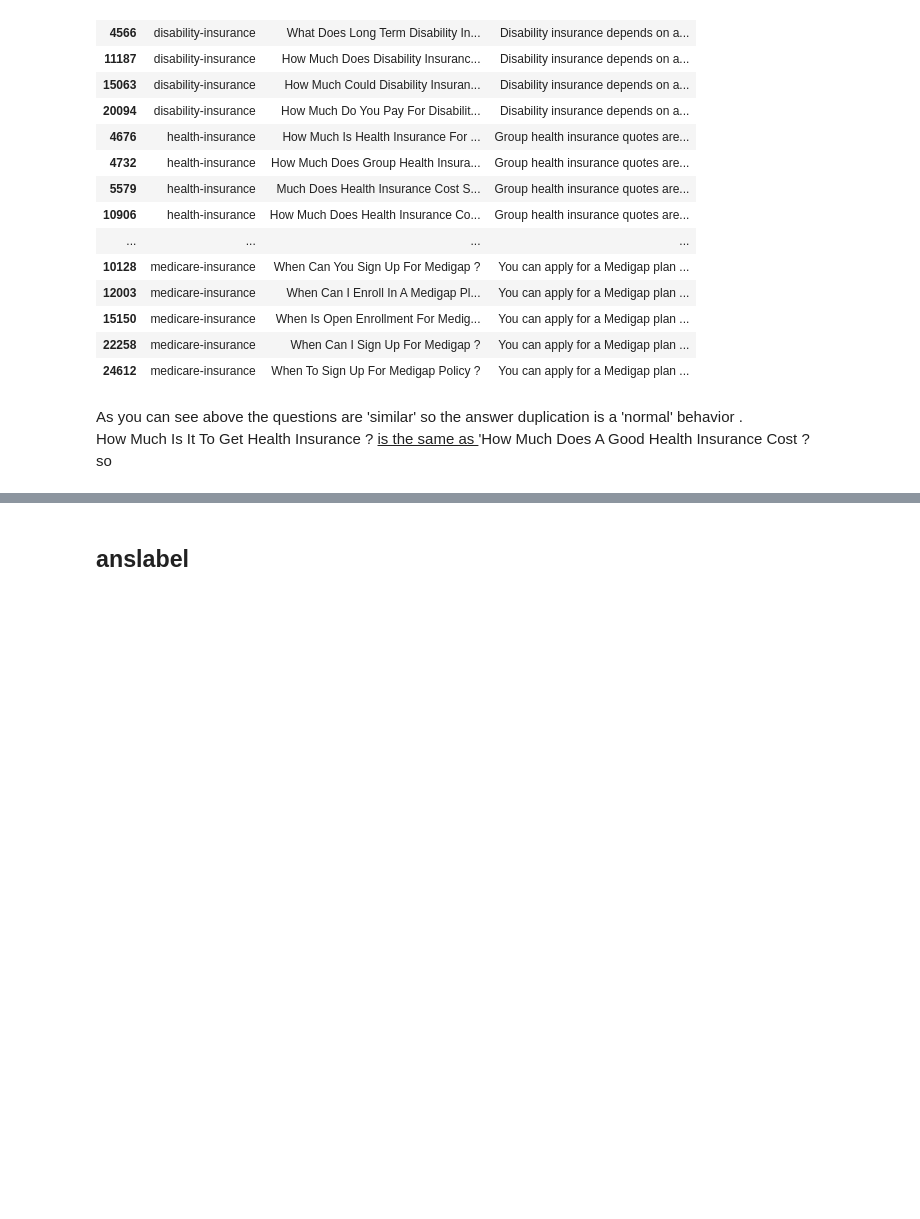
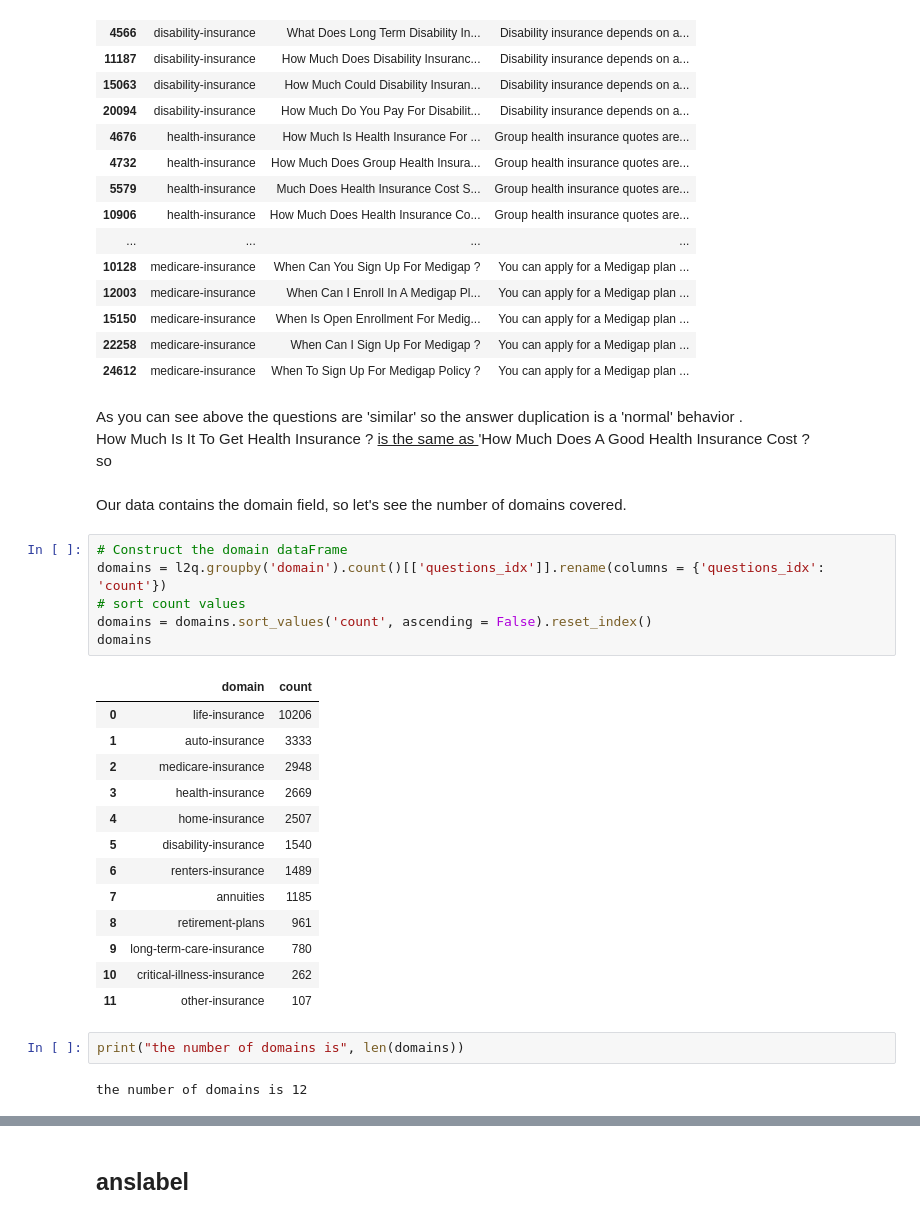
Before and after one commit to mouadhhamdi/insuranceQA, a Jupyter notebook: Data_Analysis.ipynb, the cells around one changed output, grey strips where cells are left out. Saved outputs shown, nothing was run; the diff lists cells and outputs as text; blank space fills up the shorter version.

```diff
--- a/Data_Analysis.ipynb
+++ b/Data_Analysis.ipynb
@@ -323,3 +323,29 @@ duplicated_answers.merge(l2q, left_index = True, right_on = 'groundTruth_text')[
 As you can see above the questions are 'similar' so the answer duplication is a 'normal' behavior . <br>
 How Much Is It To Get Health Insurance ? <u> is the same as </u> 'How Much Does A Good Health Insurance Cost ? <br>
 so
+# %% [markdown]
+Our data contains the domain field, so let's see the number of domains covered.
+# %%
+# Construct the domain dataFrame
+domains = l2q.groupby('domain').count()[['questions_idx']].rename(columns = {'questions_idx': 'count'})
+# sort count values
+domains = domains.sort_values('count', ascending = False).reset_index()
+domains
+# %% [output]
+|  | domain | count |
+| 0 | life-insurance | 10206 |
+| 1 | auto-insurance | 3333 |
+| 2 | medicare-insurance | 2948 |
+| 3 | health-insurance | 2669 |
+| 4 | home-insurance | 2507 |
+| 5 | disability-insurance | 1540 |
+| 6 | renters-insurance | 1489 |
+| 7 | annuities | 1185 |
+| 8 | retirement-plans | 961 |
+| 9 | long-term-care-insurance | 780 |
+| 10 | critical-illness-insurance | 262 |
+| 11 | other-insurance | 107 |
+# %%
+print("the number of domains is", len(domains))
+# %% [output]
+the number of domains is 12
```
Also changed, not shown: parts of 3 cells of this notebook.
